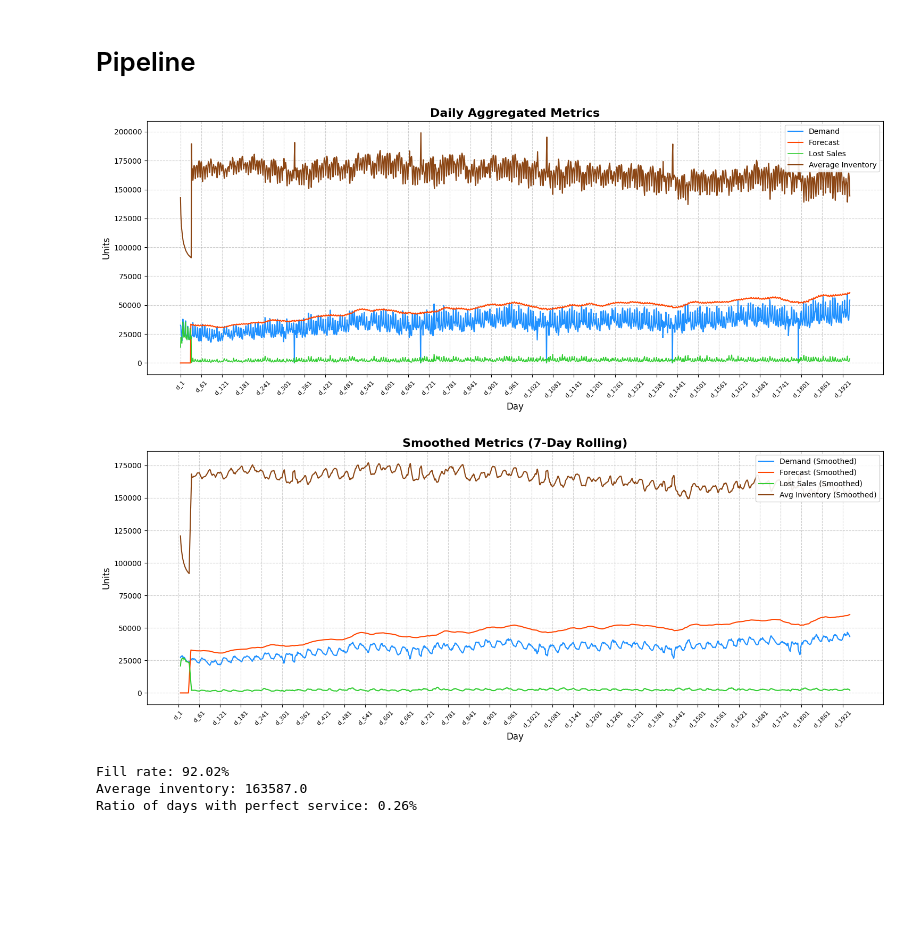
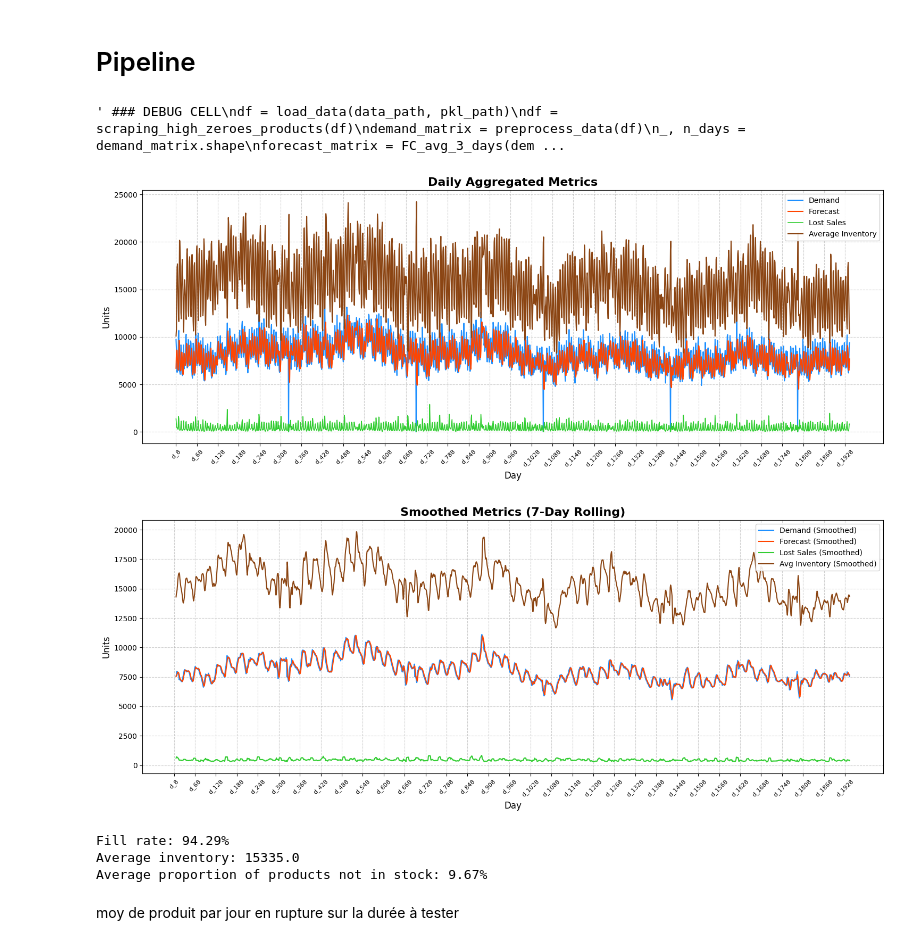
Before and after one commit to Jboistel/memoire, a Jupyter notebook: test.ipynb, the cells around one changed output. Cells and saved outputs as stored; diff of their text form; code cells hidden in the pictures; blank space fills up the shorter version.

Commit message:
SS: safety stock based on forecast

```diff
--- a/test.ipynb
+++ b/test.ipynb
@@ -261,13 +313,22 @@ def compute_results(demand_matrix, lost_sales_matrix, inventory_begin_matrix, in
 
     fill_rate = 1 - lost_sales.sum().sum() / demand.sum().sum()
     avg_inventory = (inventory_begin_matrix.sum().sum() + inventory_end_matrix.sum().sum()) / 2 // n_days
-    perfect_service_days_ratio = (lost_sales_matrix.sum(axis=0) == 0).mean()
+    # Compute the average percentage of products containing lost sales per day
+    products_with_lost_sales = (lost_sales_matrix > 0).sum(axis=0)
+    average_percentage_lost_sales = (products_with_lost_sales / lost_sales_matrix.shape[0]).mean()
 
-    return fill_rate, avg_inventory, perfect_service_days_ratio
+    return fill_rate, avg_inventory, average_percentage_lost_sales
 # %% [markdown]
 # Plots
 # %%
 def generate_plots(demand_matrix, forecast_matrix, lost_sales_matrix, inventory_begin_matrix, inventory_end_matrix):
+    # Scrap the first 7 days for the plot
+    demand_matrix = demand_matrix.iloc[:, 7:]
+    forecast_matrix = forecast_matrix.iloc[:, 7:]
+    lost_sales_matrix = lost_sales_matrix.iloc[:, 7:]
+    inventory_begin_matrix = inventory_begin_matrix.iloc[:, 7:]
+    inventory_end_matrix = inventory_end_matrix.iloc[:, 7:]
+
     # Agrégation
     total_demand = demand_matrix.sum(axis=0)
     total_forecast = forecast_matrix.sum(axis=0)
@@ -363,13 +424,30 @@ def output(function_name: str, fill_rate: float, avg_inventory: float, ratio: fl
 output('FC_avg_2_days', 0.95, 1500, 0.85, 'output_metrics.csv')
 # %% [markdown]
 # Pipeline
+# %%
+""" ### DEBUG CELL
+df = load_data(data_path, pkl_path)
+df = scraping_high_zeroes_products(df)
+demand_matrix = preprocess_data(df)
+_, n_days = demand_matrix.shape
+forecast_matrix = FC_avg_3_days(demand_matrix)
+safety_stock_matrix = SS_on_forecast(demand_matrix, forecast_matrix, 0.3)
+up_to_level_matrix = Up_to_level(forecast_matrix, safety_stock_matrix)
+inventory_begin_matrix, inventory_end_matrix, _, _, _, lost_sales_matrix = compute_stock(up_to_level_matrix, demand_matrix)
+fill_rate, avg_inventory, perfect_service_days_ratio = compute_results(demand_matrix, lost_sales_matrix, inventory_begin_matrix, inventory_end_matrix, n_days) """
+# %% [output]
+' ### DEBUG CELL\ndf = load_data(data_path, pkl_path)\ndf = scraping_high_zeroes_products(df)\ndemand_matrix = preprocess_data(df)\n_, n_days = demand_matrix.shape\nforecast_matrix = FC_avg_3_days(dem ...
 # %%
-def pipeline(forecast_func, up_to_level_func, compute_stock_func):
+def pipeline(forecast_func,
+             ss_func, ss_factor,
+             up_to_level_func,
+             compute_stock_func):
     df = load_data(data_path, pkl_path)
+    df = scraping_high_zeroes_products(df)
     demand_matrix = preprocess_data(df)
     _, n_days = demand_matrix.shape
     forecast_matrix = forecast_func(demand_matrix)
-    safety_stock_matrix = SS_cst(demand_matrix, 1)
+    safety_stock_matrix = ss_func(demand_matrix, forecast_matrix, ss_factor)
     up_to_level_matrix = up_to_level_func(forecast_matrix, safety_stock_matrix)
     inventory_begin_matrix, inventory_end_matrix, _, _, _, lost_sales_matrix = compute_stock_func(up_to_level_matrix, demand_matrix)
     fill_rate, avg_inventory, perfect_service_days_ratio = compute_results(demand_matrix, lost_sales_matrix, inventory_begin_matrix, inventory_end_matrix, n_days)
@@ -378,13 +456,17 @@ def pipeline(forecast_func, up_to_level_func, compute_stock_func):
 
     print(f"Fill rate: {fill_rate * 100:.2f}%")
     print(f"Average inventory: {avg_inventory}")
-    print(f"Ratio of days with perfect service: {perfect_service_days_ratio * 100:.2f}%")
-
-# Example usage with different functions
-pipeline(lambda dm: FC_avg_30_days(dm), Up_to_level, compute_stock)
+    print(f"Average proportion of products not in stock: {perfect_service_days_ratio * 100:.2f}%")
-# %% [output]
-[figure, removed]
-[figure, removed]
-Fill rate: 92.02%
-Average inventory: 163587.0
-Ratio of days with perfect service: 0.26%
+# %%
+pipeline(FC_avg_3_days,
+         SS_on_forecast, 0.3,
+         Up_to_level,
+         compute_stock)
+# %% [output]
+[figure, added]
+[figure, added]
+Fill rate: 94.29%
+Average inventory: 15335.0
+Average proportion of products not in stock: 9.67%
+# %% [markdown]
+moy de produit par jour en rupture sur la durée à tester
```
Also changed, not shown: parts of 5 cells of this notebook.
